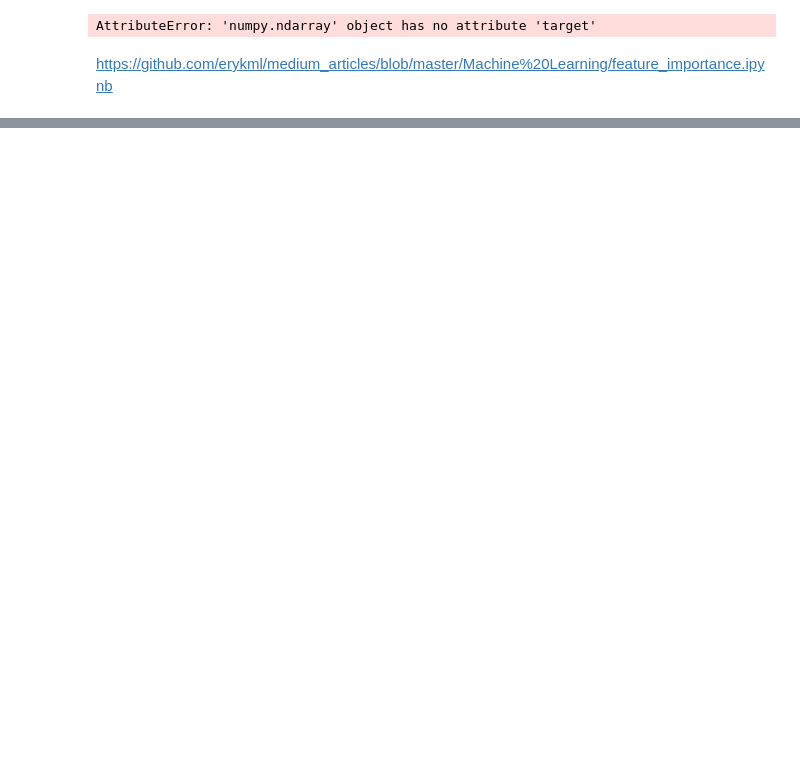
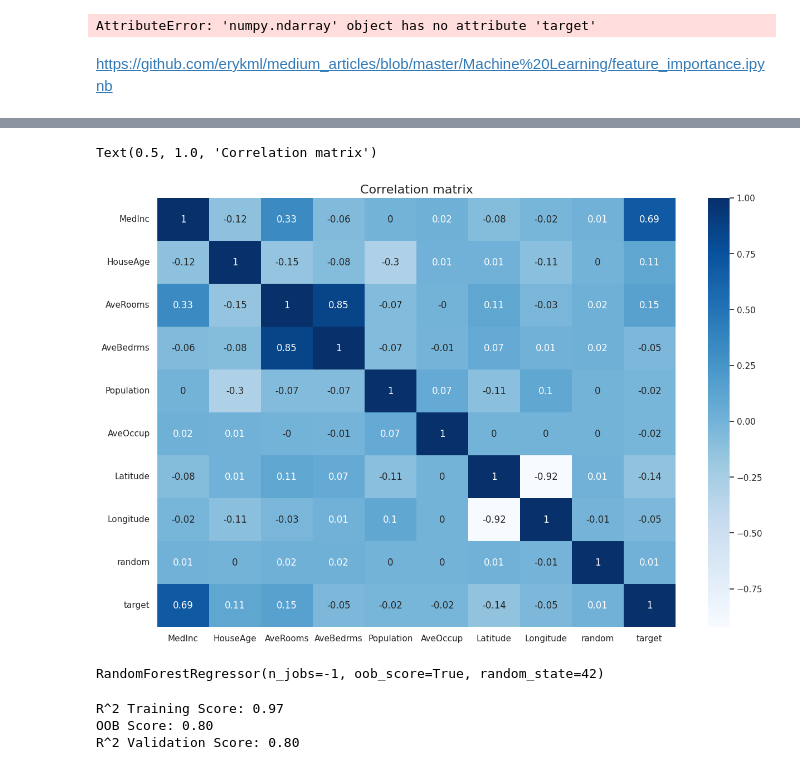
Before and after one commit to myhang110703/AI, a Jupyter notebook: 1. Introduction/Untitled1.ipynb, the cells around one changed output, grey strips where cells are left out. Saved outputs shown, nothing was run; the diff lists cells and outputs as text; code cells hidden in the pictures; blank space fills up the shorter version.

```diff
--- a/1. Introduction/Untitled1.ipynb
+++ b/1. Introduction/Untitled1.ipynb
@@ -86,0 +134,24 @@ https://github.com/erykml/medium_articles/blob/master/Machine%20Learning/feature
+# %%
+sns.heatmap(X.assign(target = y).corr().round(2), cmap = 'Blues', annot = True).set_title('Correlation matrix', fontsize = 16)
+# %% [output]
+Text(0.5, 1.0, 'Correlation matrix')
+[figure, added]
+# %%
+from sklearn.ensemble import RandomForestRegressor
+
+rf = RandomForestRegressor(n_estimators = 100,
+                           n_jobs = -1,
+                           oob_score = True,
+                           bootstrap = True,
+                           random_state = 42)
+rf.fit(X_train, y_train)
+# %% [output]
+RandomForestRegressor(n_jobs=-1, oob_score=True, random_state=42)
+# %%
+print(f"""R^2 Training Score: {rf.score(X_train, y_train):.2f}
+OOB Score: {rf.oob_score_:.2f}
+R^2 Validation Score: {rf.score(X_valid, y_valid):.2f}""")
+# %% [output]
+R^2 Training Score: 0.97
+OOB Score: 0.80
+R^2 Validation Score: 0.80
```
Also changed, not shown: parts of 14 cells of this notebook.
